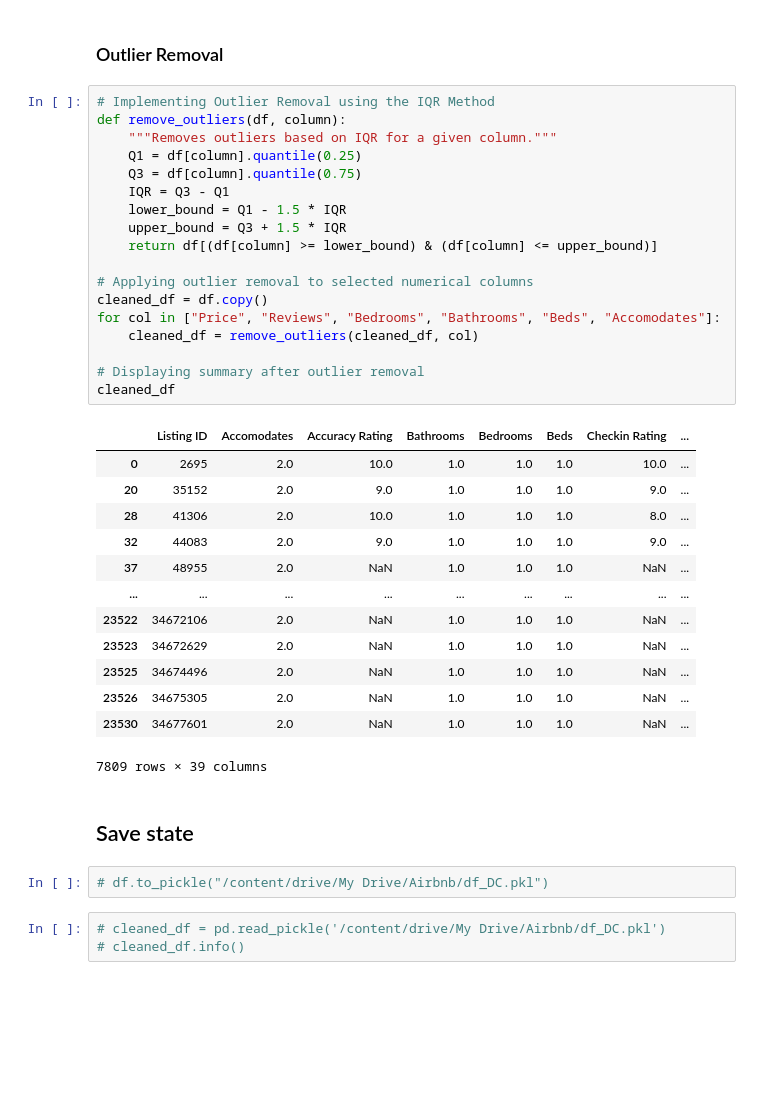
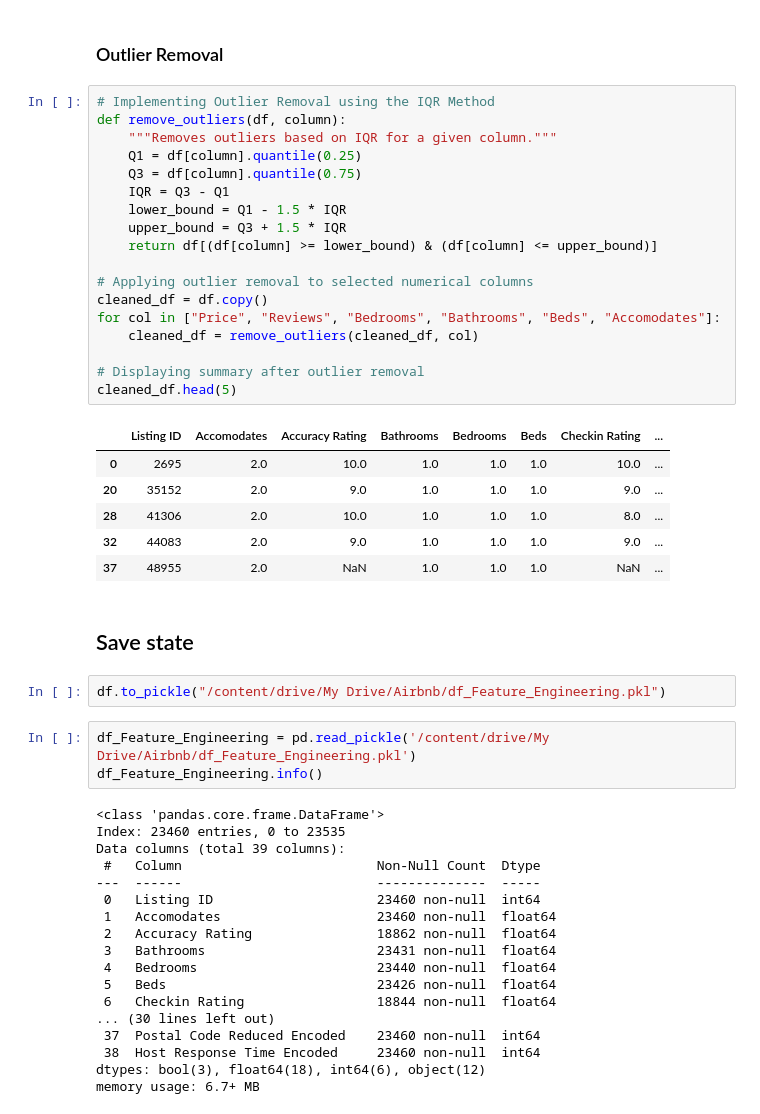
Before and after one commit to hajyhia/Airbnb_Berlin_Price_predic, a Jupyter notebook: Airbnb_Berlin_Data_Cleansing.ipynb, the cells around one changed output. Cells and saved outputs as stored; diff of their text form; blank space fills up the shorter version.

```diff
--- a/Airbnb_Berlin_Data_Cleansing.ipynb
+++ b/Airbnb_Berlin_Data_Cleansing.ipynb
@@ -203,39 +204,50 @@ df_describe(df, numerical_columns)
 # %%
 # Implementing Outlier Removal using the IQR Method
 def remove_outliers(df, column):
     """Removes outliers based on IQR for a given column."""
     Q1 = df[column].quantile(0.25)
     Q3 = df[column].quantile(0.75)
     IQR = Q3 - Q1
     lower_bound = Q1 - 1.5 * IQR
     upper_bound = Q3 + 1.5 * IQR
     return df[(df[column] >= lower_bound) & (df[column] <= upper_bound)]
 
 # Applying outlier removal to selected numerical columns
 cleaned_df = df.copy()
 for col in ["Price", "Reviews", "Bedrooms", "Bathrooms", "Beds", "Accomodates"]:
     cleaned_df = remove_outliers(cleaned_df, col)
 
 # Displaying summary after outlier removal
-cleaned_df
+cleaned_df.head(5)
 # %% [output]
 |  | Listing ID | Accomodates | Accuracy Rating | Bathrooms | Bedrooms | Beds | Checkin Rating | ... |
 | 0 | 2695 | 2.0 | 10.0 | 1.0 | 1.0 | 1.0 | 10.0 | ... |
 | 20 | 35152 | 2.0 | 9.0 | 1.0 | 1.0 | 1.0 | 9.0 | ... |
 | 28 | 41306 | 2.0 | 10.0 | 1.0 | 1.0 | 1.0 | 8.0 | ... |
 | 32 | 44083 | 2.0 | 9.0 | 1.0 | 1.0 | 1.0 | 9.0 | ... |
 | 37 | 48955 | 2.0 | NaN | 1.0 | 1.0 | 1.0 | NaN | ... |
-| ... | ... | ... | ... | ... | ... | ... | ... | ... |
-| 23522 | 34672106 | 2.0 | NaN | 1.0 | 1.0 | 1.0 | NaN | ... |
-| 23523 | 34672629 | 2.0 | NaN | 1.0 | 1.0 | 1.0 | NaN | ... |
-| 23525 | 34674496 | 2.0 | NaN | 1.0 | 1.0 | 1.0 | NaN | ... |
-| 23526 | 34675305 | 2.0 | NaN | 1.0 | 1.0 | 1.0 | NaN | ... |
-| 23530 | 34677601 | 2.0 | NaN | 1.0 | 1.0 | 1.0 | NaN | ... |
-7809 rows × 39 columns
 # %% [markdown]
 ## Save state
 # %%
-# df.to_pickle("/content/drive/My Drive/Airbnb/df_DC.pkl")
+df.to_pickle("/content/drive/My Drive/Airbnb/df_Feature_Engineering.pkl")
 # %%
-# cleaned_df = pd.read_pickle('/content/drive/My Drive/Airbnb/df_DC.pkl')
-# cleaned_df.info()
+df_Feature_Engineering = pd.read_pickle('/content/drive/My Drive/Airbnb/df_Feature_Engineering.pkl')
+df_Feature_Engineering.info()
+# %% [output]
+<class 'pandas.core.frame.DataFrame'>
+Index: 23460 entries, 0 to 23535
+Data columns (total 39 columns):
+ #   Column                         Non-Null Count  Dtype
+---  ------                         --------------  -----
+ 0   Listing ID                     23460 non-null  int64
+ 1   Accomodates                    23460 non-null  float64
+ 2   Accuracy Rating                18862 non-null  float64
+ 3   Bathrooms                      23431 non-null  float64
+ 4   Bedrooms                       23440 non-null  float64
+ 5   Beds                           23426 non-null  float64
+ 6   Checkin Rating                 18844 non-null  float64
+... (30 lines left out)
+ 37  Postal Code Reduced Encoded    23460 non-null  int64
+ 38  Host Response Time Encoded     23460 non-null  int64
+dtypes: bool(3), float64(18), int64(6), object(12)
+memory usage: 6.7+ MB
```
Also changed, not shown: parts of 1 cell of this notebook.
